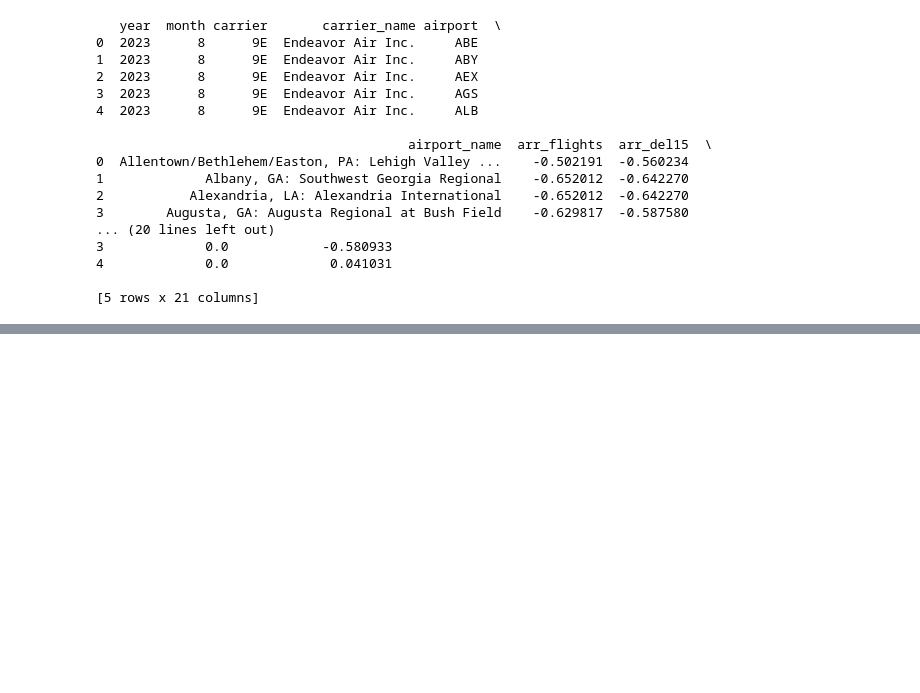
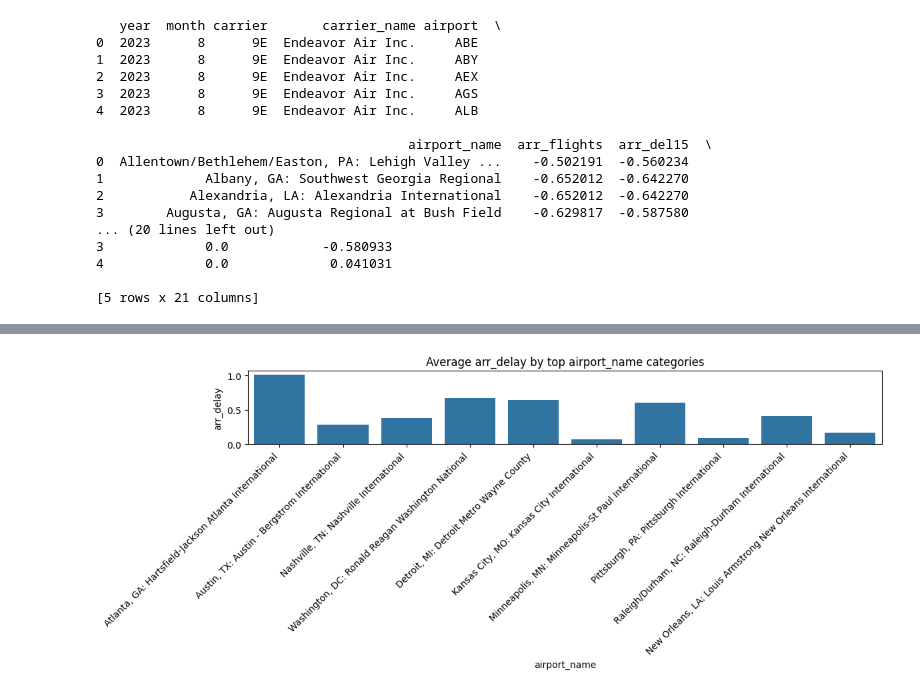
Before and after one commit to CresthaRaman/Flight-Delay, a Jupyter notebook: Pipeline.ipynb, the cells around one changed output, grey strips where cells are left out. Cells and saved outputs as stored; diff of their text form; code cells hidden in the pictures; blank space fills up the shorter version.

```diff
--- a/Pipeline.ipynb
+++ b/Pipeline.ipynb
@@ -214,0 +257,17 @@ print(scaled_df.head())
+# %%
+# Category-wise delay comparison (top categories)
+if categorical_cols and target_delay_col is not None:
+    cat_col = max(categorical_cols, key=lambda c: analysis_df[c].nunique())
+    top_levels = analysis_df[cat_col].value_counts().head(10).index
+    temp_df = analysis_df[analysis_df[cat_col].isin(top_levels)]
+
+    plt.figure(figsize=(12, 5))
+    sns.barplot(data=temp_df, x=cat_col, y=target_delay_col, estimator=np.mean, errorbar=None)
+    plt.title(f'Average {target_delay_col} by top {cat_col} categories')
+    plt.xticks(rotation=45, ha='right')
+    plt.tight_layout()
+    plt.show()
+else:
+    print('Category comparison graph skipped (categorical or delay column not found).')
+# %% [output]
+[figure, added]
```
Also changed, not shown: parts of 5 cells of this notebook, 1 other file.
